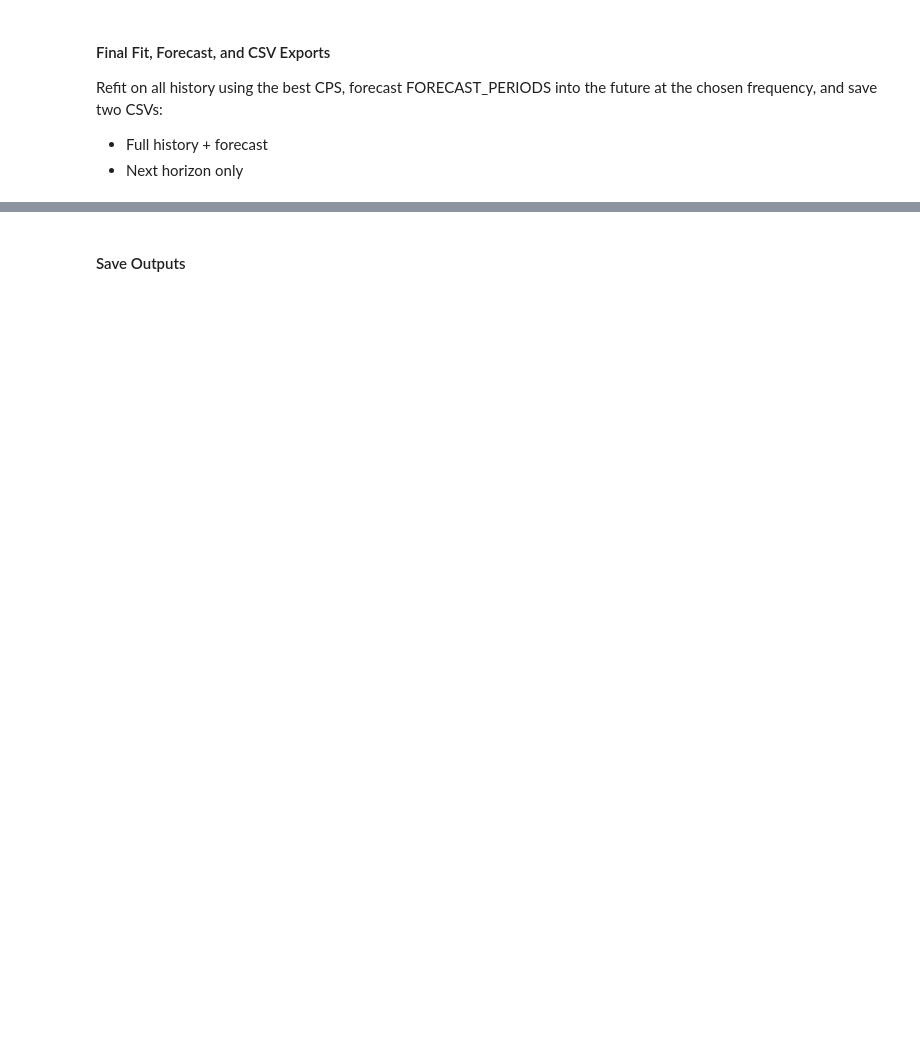
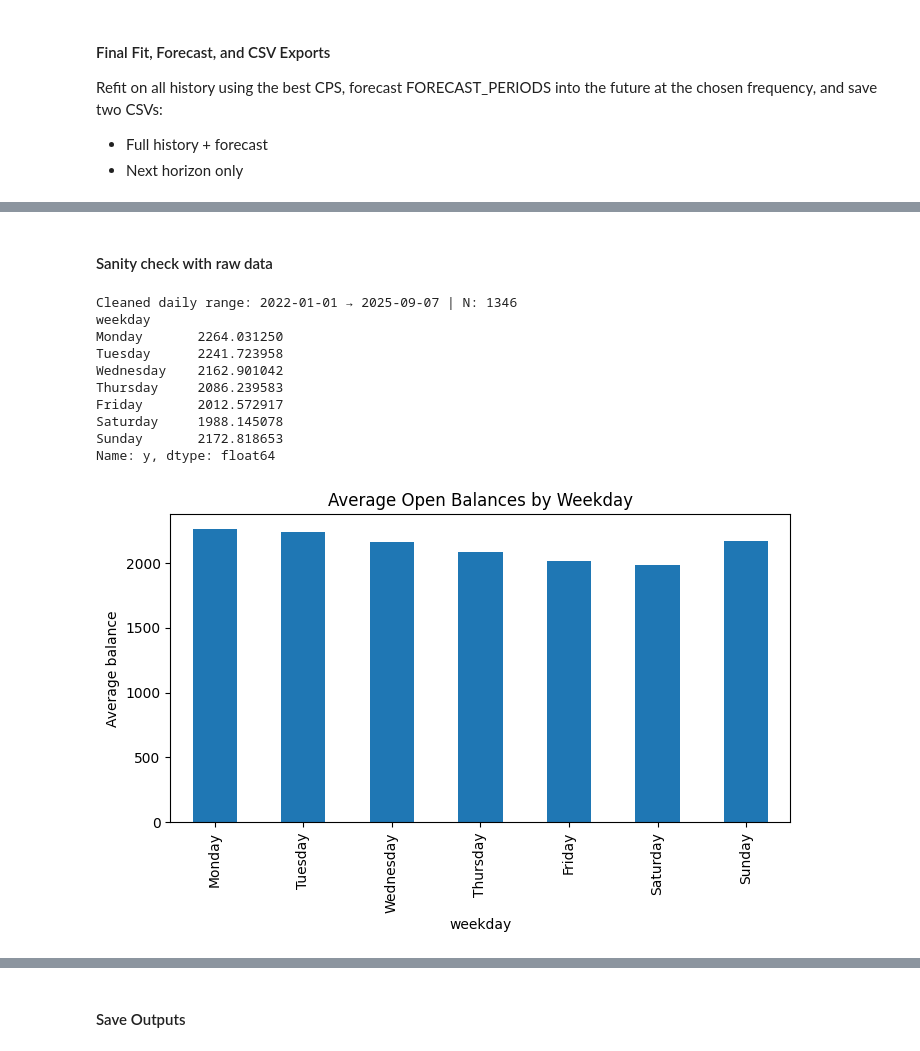
Before and after one commit to phoebenyi/cpf-meta-prophet, a Jupyter notebook: prophet_open_balances_forecast.ipynb, the cells around one changed output, grey strips where cells are left out. Cells and saved outputs as stored; diff of their text form; code cells hidden in the pictures; blank space fills up the shorter version.

```diff
--- a/prophet_open_balances_forecast.ipynb
+++ b/prophet_open_balances_forecast.ipynb
@@ -362,0 +355,28 @@ plt.show()
+# %% [markdown]
+#### Sanity check with raw data
+# %%
+# Weekday diagnostic from raw daily data
+df_daily = read_clean_series(TXT_PATH)
+
+df_daily["weekday"] = df_daily["ds"].dt.day_name()
+weekday_avg = df_daily.groupby("weekday")["y"].mean().reindex(
+    ["Monday","Tuesday","Wednesday","Thursday","Friday","Saturday","Sunday"]
+)
+
+print(weekday_avg)
+
+weekday_avg.plot(kind="bar", figsize=(8,4), title="Average Open Balances by Weekday")
+plt.ylabel("Average balance")
+plt.show()
+# %% [output]
+Cleaned daily range: 2022-01-01 → 2025-09-07 | N: 1346
+weekday
+Monday       2264.031250
+Tuesday      2241.723958
+Wednesday    2162.901042
+Thursday     2086.239583
+Friday       2012.572917
+Saturday     1988.145078
+Sunday       2172.818653
+Name: y, dtype: float64
+[figure, added]
```
Also changed, not shown: parts of 8 cells of this notebook.
